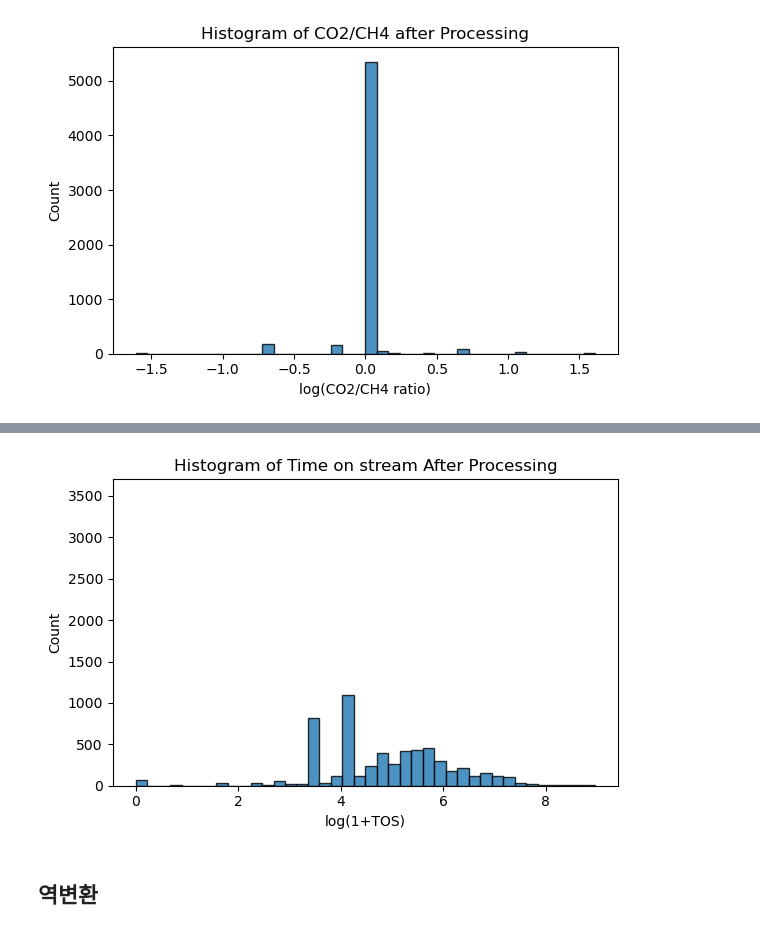
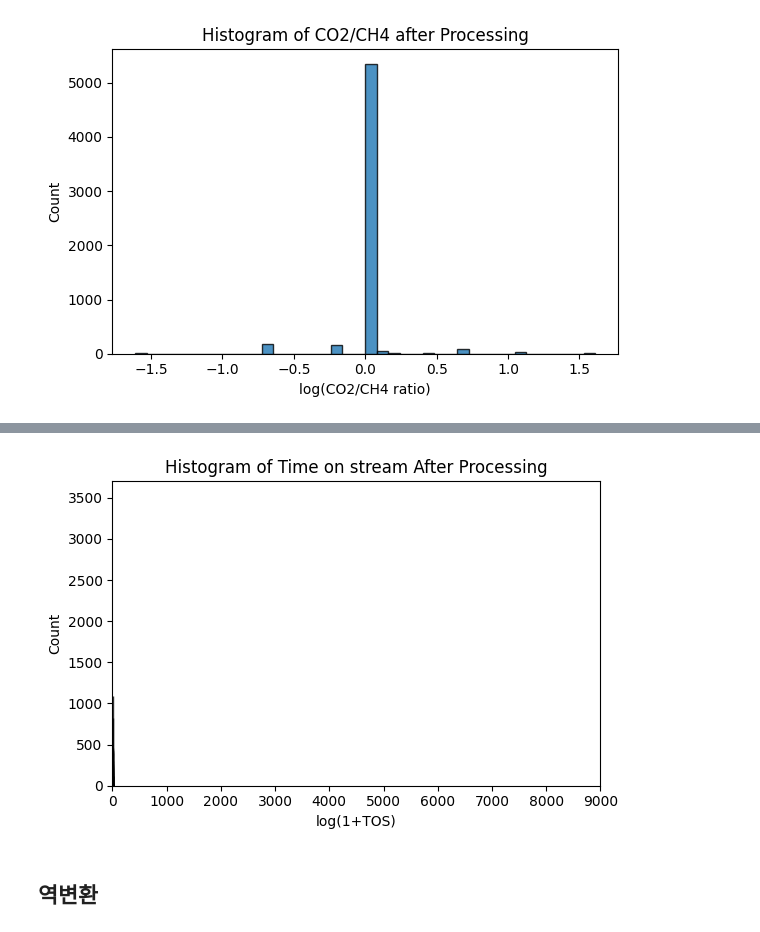
Before and after one commit to MINGYU-1/model_case1, a Jupyter notebook: data_preprocessing/data_react_expand_pretreat.ipynb, the cells around one changed output, grey strips where cells are left out. Cells and saved outputs as stored; diff of their text form; code cells hidden in the pictures.

```diff
--- a/data_preprocessing/data_react_expand_pretreat.ipynb
+++ b/data_preprocessing/data_react_expand_pretreat.ipynb
@@ -158,23 +161,24 @@ react_df['Time on stream'] = np.log1p(react_df['Time on stream'])
 # %%
 import matplotlib.pyplot as plt
 
 plt.figure(figsize=(6,4))
 plt.hist(
     react_df['Time on stream'],
     bins=40,
     edgecolor='black',
     alpha=0.8
 )
 
 plt.xlabel('log(1+TOS)')
 plt.ylabel('Count')
 plt.ylim(0,3700)
+plt.xlim(0,9000)
 plt.title('Histogram of Time on stream After Processing')
 
 plt.tight_layout()
 plt.show()
 # %% [output]
-[figure, old version]
+[figure, new version]
 # %%
 import numpy as np
 for col in ['CO2 GHSV','CH4 GHSV']:
```
Also changed, not shown: parts of 5 cells of this notebook, 26 other files.
